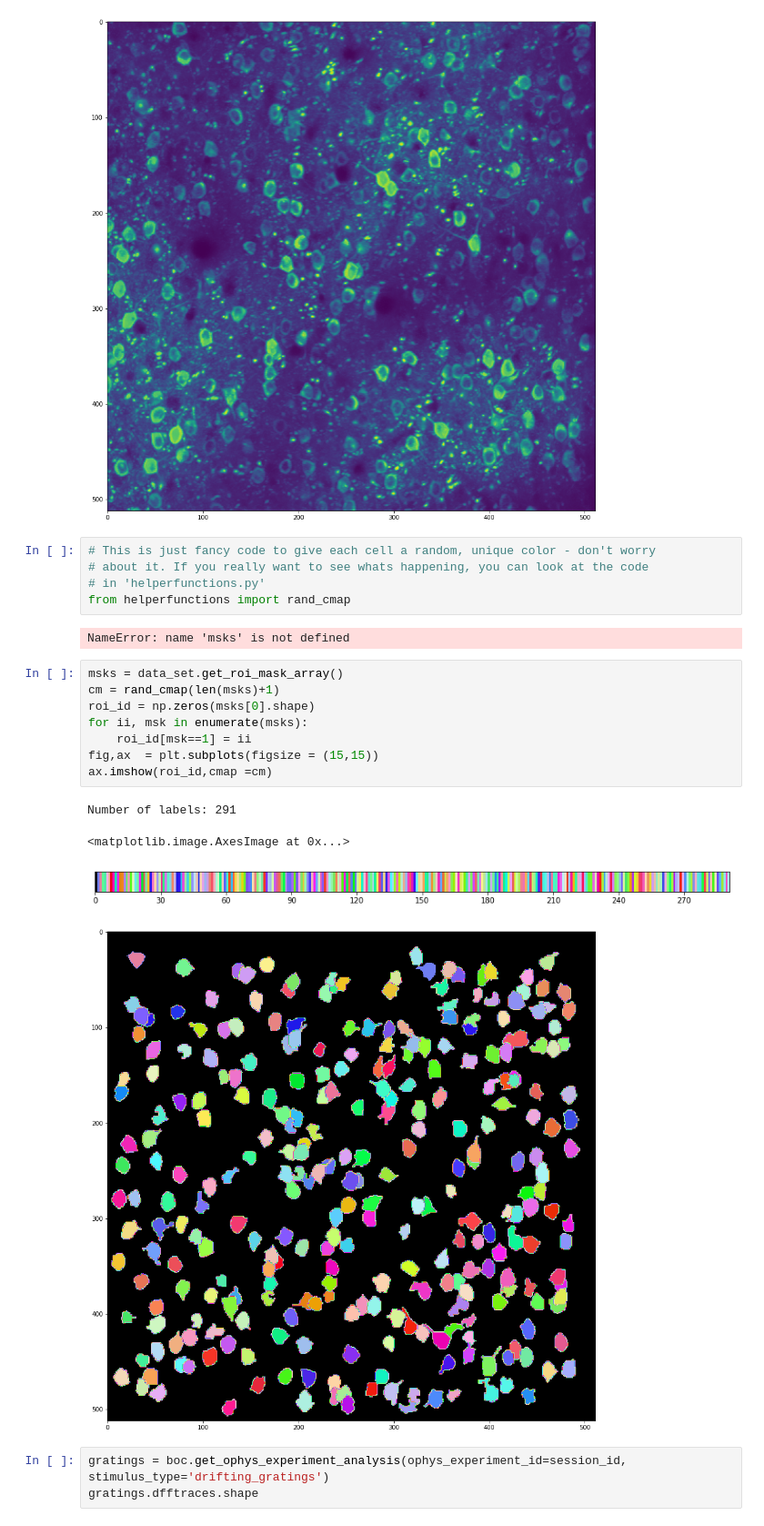
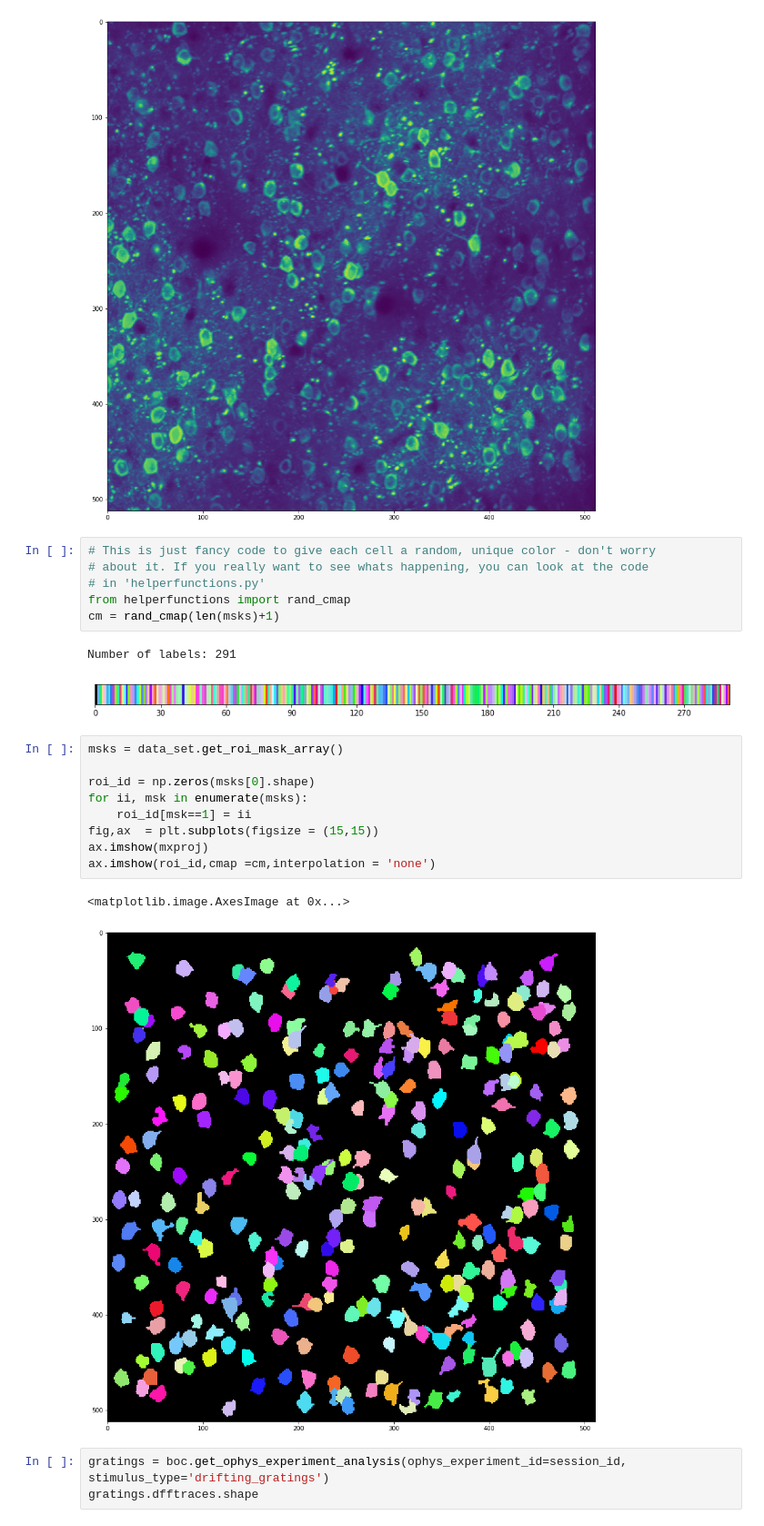
Before and after one commit to ryraut/swdb_2023, a Jupyter notebook: Day1/Day1WorkshopDraft.ipynb, the cells around one changed output. Shown at 91% size. Drawn from its saved outputs; the diff is of its cells as text.

```diff
--- a/Day1/Day1WorkshopDraft.ipynb
+++ b/Day1/Day1WorkshopDraft.ipynb
@@ -261,21 +226,22 @@ ax.imshow(mxproj)
 # about it. If you really want to see whats happening, you can look at the code
 # in 'helperfunctions.py'
 from helperfunctions import rand_cmap
+cm = rand_cmap(len(msks)+1)
 # %% [output]
-NameError: name 'msks' is not defined
+Number of labels: 291
+[figure, added]
 # %%
 msks = data_set.get_roi_mask_array()
-cm = rand_cmap(len(msks)+1)
+
 roi_id = np.zeros(msks[0].shape)
 for ii, msk in enumerate(msks):
     roi_id[msk==1] = ii
 fig,ax  = plt.subplots(figsize = (15,15))
-ax.imshow(roi_id,cmap =cm)
+ax.imshow(mxproj)
+ax.imshow(roi_id,cmap =cm,interpolation = 'none')
 # %% [output]
-Number of labels: 291
+<matplotlib.image.AxesImage at 0x...>
-<matplotlib.image.AxesImage at 0x...>
-[figure, old version]
+[figure, new version]
-[figure, removed]
 # %%
 gratings = boc.get_ophys_experiment_analysis(ophys_experiment_id=session_id, stimulus_type='drifting_gratings')
 gratings.dfftraces.shape
```
Also changed, not shown: parts of 27 cells of this notebook.
